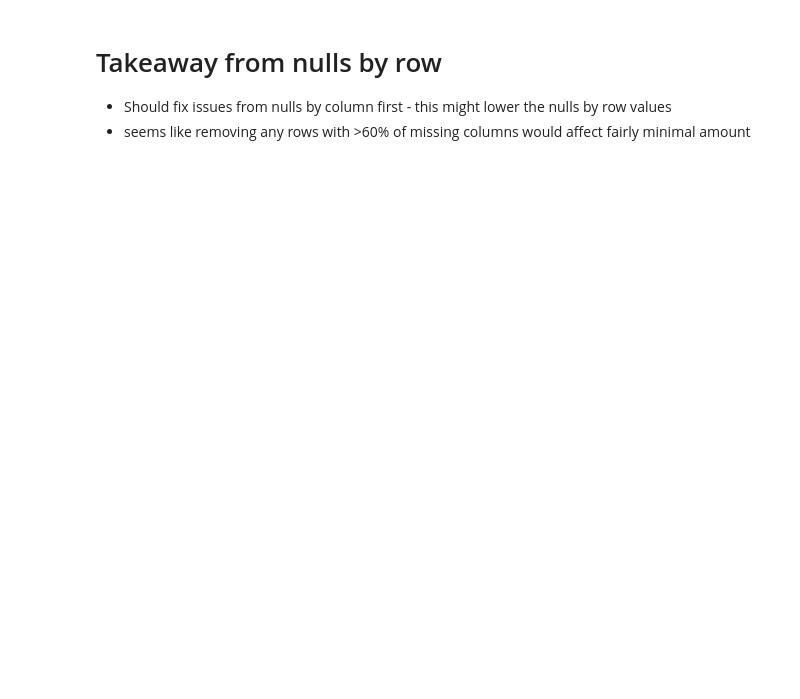
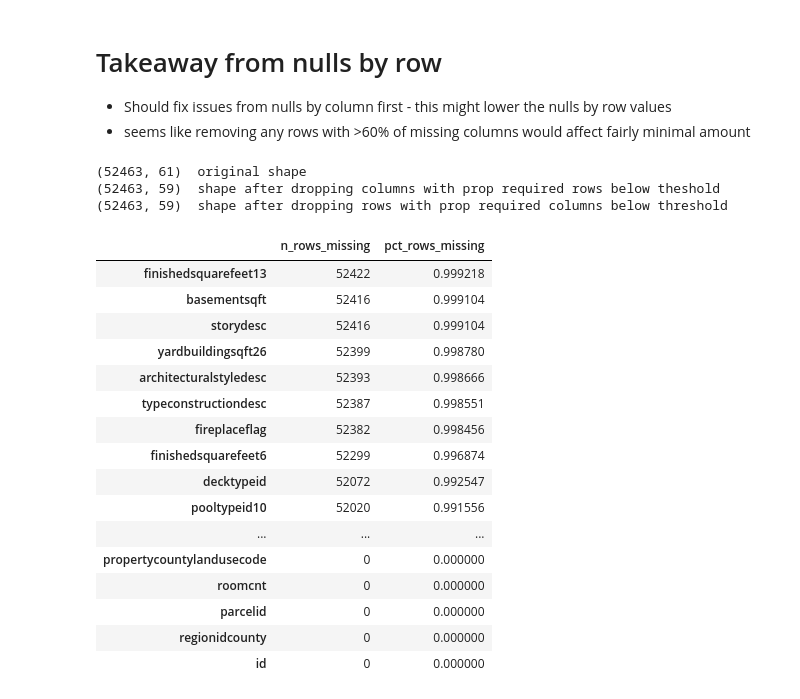
Before and after one commit to jesse-d-marder/clustering-exercises, a Jupyter notebook: zillow.ipynb, the cells around one changed output. Drawn from its saved outputs; the diff is of its cells as text; code cells hidden in the pictures; blank space fills up the shorter version.

```diff
--- a/zillow.ipynb
+++ b/zillow.ipynb
@@ -94,3 +114,29 @@ wrangle_zillow.nulls_by_row(df)
 # Takeaway from nulls by row
 - Should fix issues from nulls by column first - this might lower the nulls by row values
 - seems like removing any rows with >60% of missing columns would affect fairly minimal amount
+# %%
+df_nulls_removed = wrangle_zillow.handle_missing_values(df, prop_required_column=0.3, prop_required_row=0.00002)
+# %% [output]
+(52463, 61)  original shape
+(52463, 59)  shape after dropping columns with prop required rows below theshold
+(52463, 59)  shape after dropping rows with prop required columns below threshold
+# %%
+wrangle_zillow.nulls_by_column(df_nulls_removed)
+# %% [output]
+|  | n_rows_missing | pct_rows_missing |
+| finishedsquarefeet13 | 52422 | 0.999218 |
+| basementsqft | 52416 | 0.999104 |
+| storydesc | 52416 | 0.999104 |
+| yardbuildingsqft26 | 52399 | 0.998780 |
+| architecturalstyledesc | 52393 | 0.998666 |
+| typeconstructiondesc | 52387 | 0.998551 |
+| fireplaceflag | 52382 | 0.998456 |
+| finishedsquarefeet6 | 52299 | 0.996874 |
+| decktypeid | 52072 | 0.992547 |
+| pooltypeid10 | 52020 | 0.991556 |
+| ... | ... | ... |
+| propertycountylandusecode | 0 | 0.000000 |
+| roomcnt | 0 | 0.000000 |
+| parcelid | 0 | 0.000000 |
+| regionidcounty | 0 | 0.000000 |
+| id | 0 | 0.000000 |
```
Also changed, not shown: parts of 22 cells of this notebook, 1 other file.
